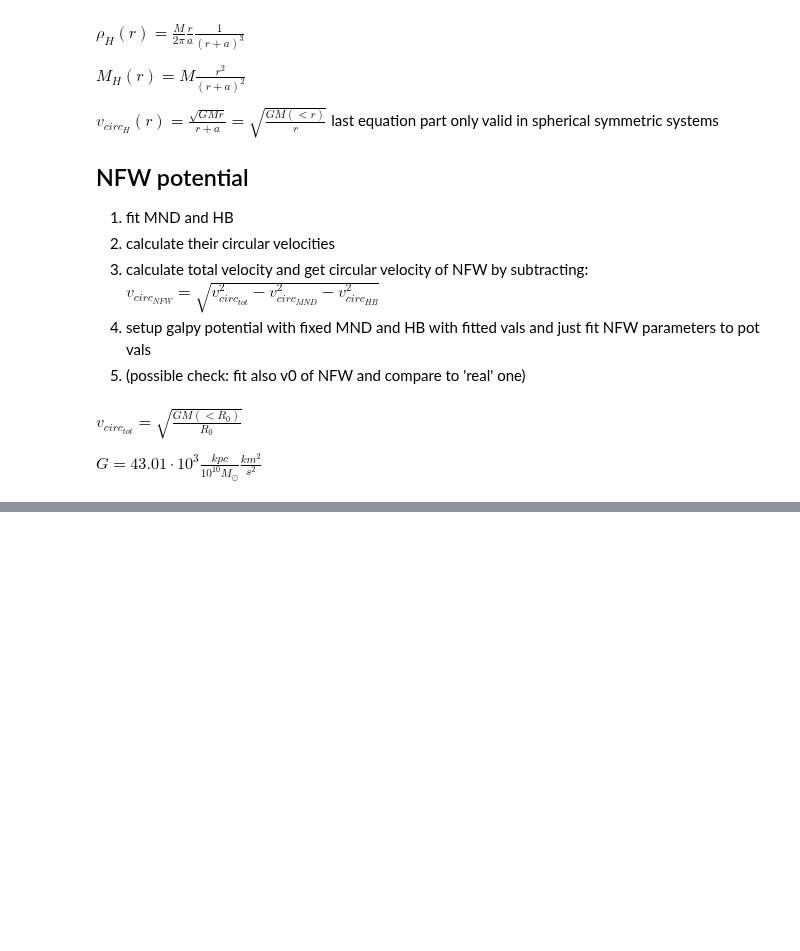
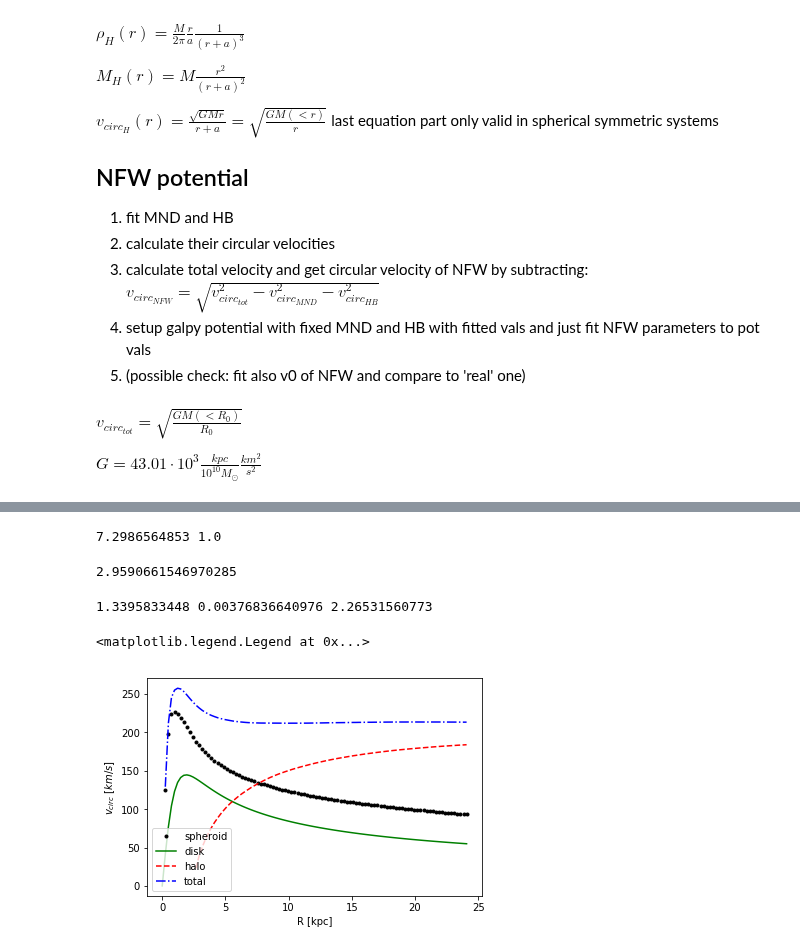
Before and after one commit to sophialilleengen/masterproject, a Jupyter notebook: notebooks/1pot_decomp.ipynb, the cells around one changed output, grey strips where cells are left out. Drawn from its saved outputs; the diff is of its cells as text; code cells hidden in the pictures; blank space fills up the shorter version.

Commit message:
circular velocities calculated

```diff
--- a/notebooks/1pot_decomp.ipynb
+++ b/notebooks/1pot_decomp.ipynb
@@ -264,3 +357,38 @@ def v_circ_NFW(v_circ_MND, v_circ_HB, r0_kpc):
+# %%
+#_____function for scipy.differential_evolution that sums the relative error squares_____
+def rel_pot_error_scipydifferentialevolution(x,*args):
+
+    # read fitting parameters:
+    a_NFWH_kpc = x
+
+    # read data:
+    v0_kms     = args[0]
+    a_MND_kpc  = args[1]
+    b_MND_kpc  = args[2]
+    a_HB_kpc   = args[3]
+    n_MND      = args[4]
+    n_NFWH     = args[5]
+    n_HB       = 1. - n_NFWH - n_MND
+    R_kpc_data    = args[6]
+    z_kpc_data    = args[7]
+    pot_kms2_data = args[8]
+    _REFR0_kpc    = args[9]
+
+
+    # setup potential (and check if parameters are physical):
+    try:
+        pot_galpy_model = setup_galpy_potential(a_MND_kpc, b_MND_kpc, a_NFWH_kpc, a_HB_kpc, n_MND, n_NFWH, n_HB, _REFR0_kpc,MND, HB, NFWH)
+    except Exception as e:
+        return np.inf
+
+    # calculate potential values at (R,z) for this potential:
+    pot_kms2_model = evaluatePotentials(pot_galpy_model,
+                                   R_kpc_data / _REFR0_kpc,
+                                   z_kpc_data / _REFR0_kpc) * (v0_kms)**2
+
+    #calculate sum of relative error squares:
+    err = np.sum(((pot_kms2_data - pot_kms2_model) / pot_kms2_model)**2)
+    return err
 # %%
 ### get everything together somehow
 
@@ -314,0 +534,7 @@ for halo_number in [24]:  # range(1, 31):
+# %%
+n_NFW = v_circ_halo[30] ** 2 / v_circ_tot[30] **2
+n_HB = v_circ_spheroid[30] ** 2 / v_circ_tot[30] **2
+n_MND = v_circ_disk[30] ** 2 / v_circ_tot[30] **2
+print(r_kpc[30], n_NFW + n_HB + n_MND )
+# %% [output]
+7.2986564853 1.0
@@ -315,3 +546,23 @@ for halo_number in [24]:  # range(1, 31):
+# %%
+a_HB_kpc
+# %% [output]
+2.9590661546970285
+# %%
+print(a_MND_kpc, b_MND_kpc, a_HB_kpc
+     )
+# %% [output]
+1.3395833448 0.00376836640976 2.26531560773
+# %%
+plt.plot(r_kpc, v_circ_spheroid, 'k.', label = 'spheroid')
+plt.plot(r_kpc, v_circ_disk, 'g-', label = 'disk')
+plt.plot(r_kpc, v_circ_halo, 'r--', label = 'halo')
+plt.plot(r_kpc, v_circ_tot, 'b-.', label = 'total')
+plt.xlabel('R [kpc]')
+plt.ylabel('$v_{circ} \ [km/s]$')
+plt.legend()
+# %% [output]
+<matplotlib.legend.Legend at 0x...>
+[figure, added]
 # %%
 level = 4
 
```
Also changed, not shown: parts of 15 cells of this notebook.
